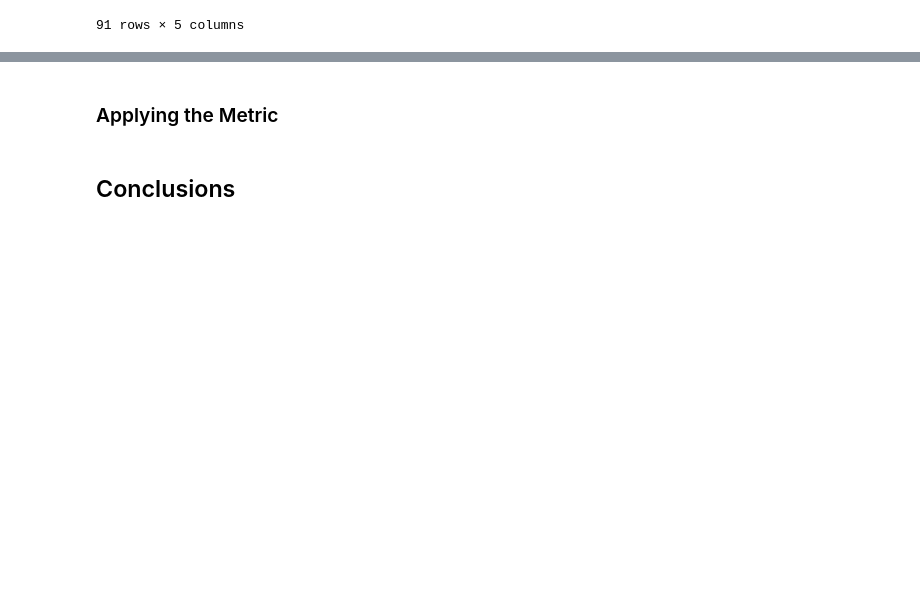
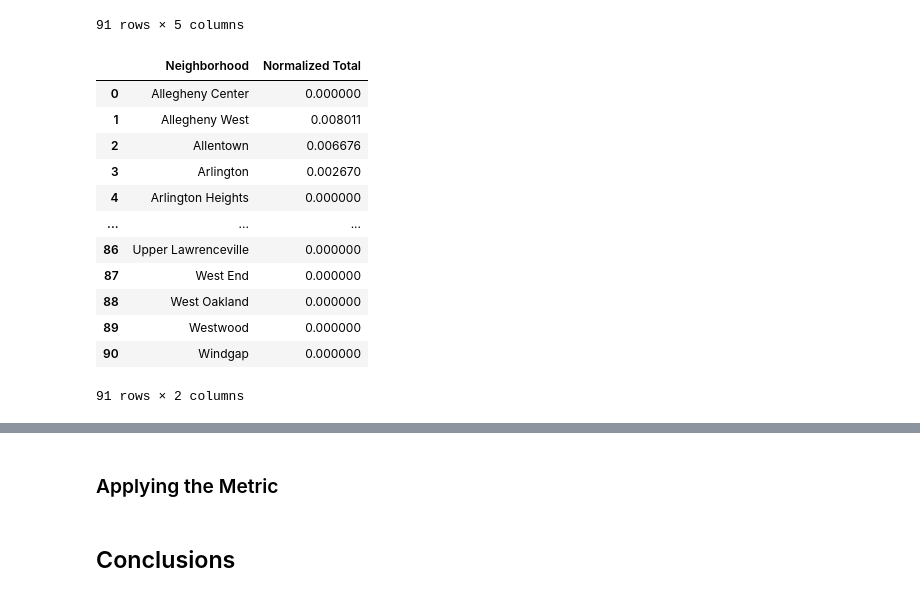
Before and after one commit to ItBeDaKang/CMPINF-0010-Final-Project, a Jupyter notebook: group_notebook.ipynb, the cells around one changed output, grey strips where cells are left out. Drawn from its saved outputs; the diff is of its cells as text; code cells hidden in the pictures; blank space fills up the shorter version.

```diff
--- a/group_notebook.ipynb
+++ b/group_notebook.ipynb
@@ -212,3 +228,28 @@ filtered_specific_data
 | 89 | Westwood | 0 | 0 | 0 | 0 |
 | 90 | Windgap | 0 | 0 | 0 | 0 |
 91 rows × 5 columns
+# %%
+# Normalize the 'Total' values to a range of 0 to 1
+filtered_specific_data['Normalized Total'] = (
+    filtered_specific_data['Total'] - filtered_specific_data['Total'].min()
+) / (filtered_specific_data['Total'].max() - filtered_specific_data['Total'].min())
+
+# Create a new table with only the Neighborhood and Normalized Total columns
+normalized_table = filtered_specific_data[['Neighborhood', 'Normalized Total']]
+
+# Display the resulting table
+normalized_table
+# %% [output]
+|  | Neighborhood | Normalized Total |
+| 0 | Allegheny Center | 0.000000 |
+| 1 | Allegheny West | 0.008011 |
+| 2 | Allentown | 0.006676 |
+| 3 | Arlington | 0.002670 |
+| 4 | Arlington Heights | 0.000000 |
+| ... | ... | ... |
+| 86 | Upper Lawrenceville | 0.000000 |
+| 87 | West End | 0.000000 |
+| 88 | West Oakland | 0.000000 |
+| 89 | Westwood | 0.000000 |
+| 90 | Windgap | 0.000000 |
+91 rows × 2 columns
```
Also changed, not shown: parts of 6 cells of this notebook.
